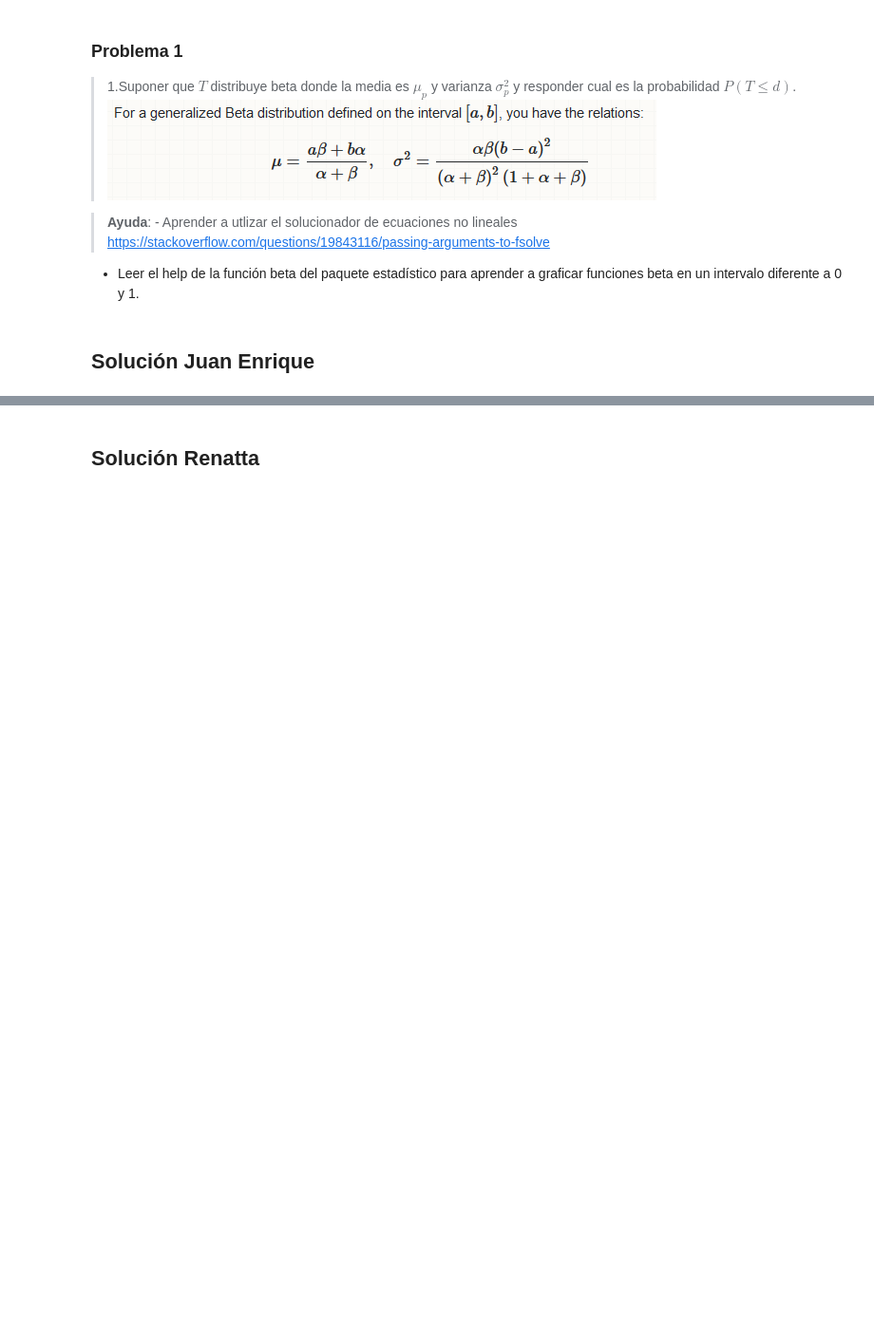
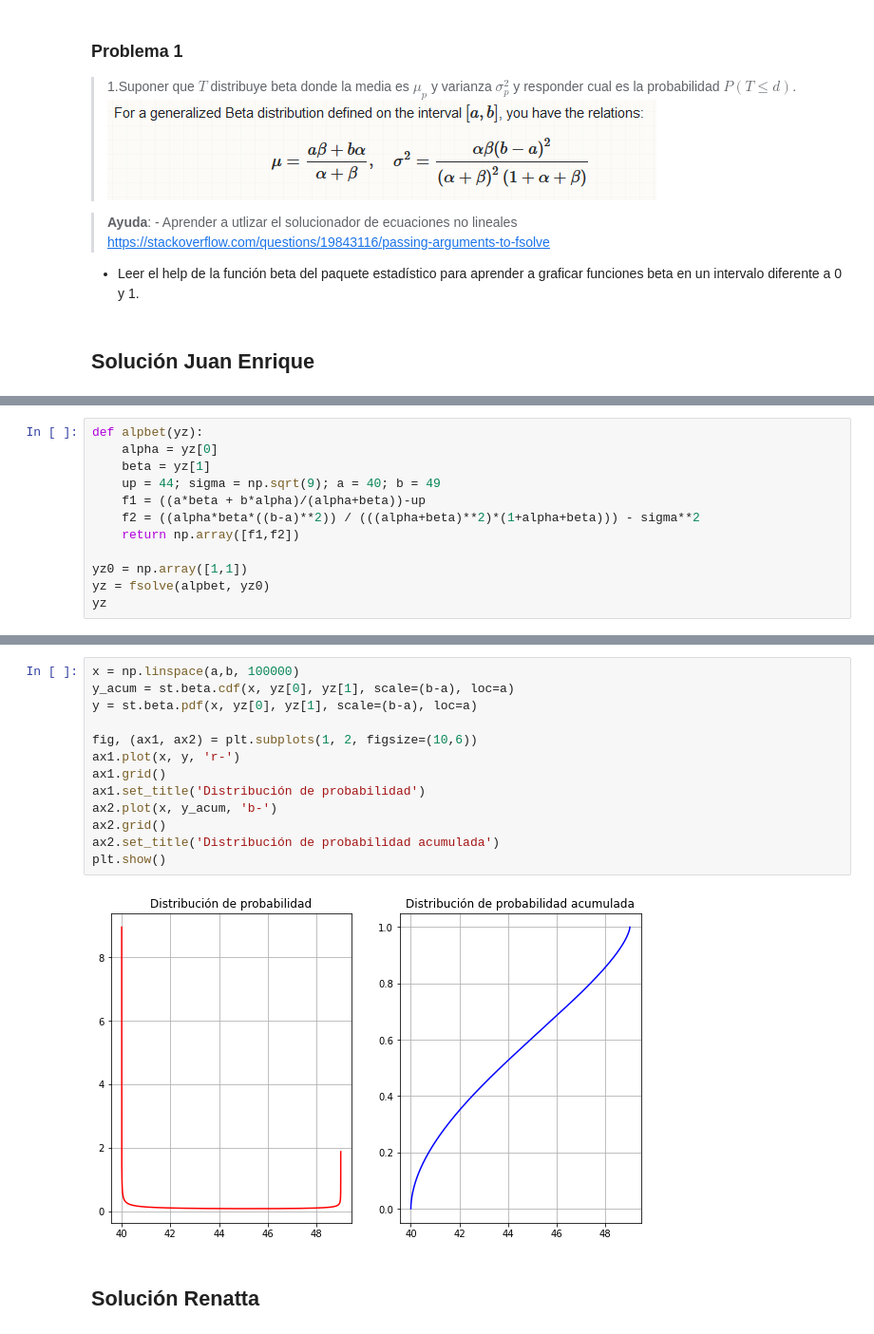
Before and after one commit to renattaGS/Tareas_simproc_aguirre_garcia, a Jupyter notebook: Tarea5_AguirreJ_GarciaR.ipynb, the cells around one changed output, grey strips where cells are left out. Shown: that part at 95% size. Drawn from its saved outputs; the diff is of its cells as text; blank space fills up the shorter version.

```diff
--- a/Tarea5_AguirreJ_GarciaR.ipynb
+++ b/Tarea5_AguirreJ_GarciaR.ipynb
@@ -25,0 +36,12 @@
+# %%
+def alpbet(yz):
+    alpha = yz[0]
+    beta = yz[1]
+    up = 44; sigma = np.sqrt(9); a = 40; b = 49
+    f1 = ((a*beta + b*alpha)/(alpha+beta))-up
+    f2 = ((alpha*beta*((b-a)**2)) / (((alpha+beta)**2)*(1+alpha+beta))) - sigma**2
+    return np.array([f1,f2])
+
+yz0 = np.array([1,1])
+yz = fsolve(alpbet, yz0)
+yz
@@ -26,3 +57,18 @@
+# %%
+x = np.linspace(a,b, 100000)
+y_acum = st.beta.cdf(x, yz[0], yz[1], scale=(b-a), loc=a)
+y = st.beta.pdf(x, yz[0], yz[1], scale=(b-a), loc=a)
+
+fig, (ax1, ax2) = plt.subplots(1, 2, figsize=(10,6))
+ax1.plot(x, y, 'r-')
+ax1.grid()
+ax1.set_title('Distribución de probabilidad')
+ax2.plot(x, y_acum, 'b-')
+ax2.grid()
+ax2.set_title('Distribución de probabilidad acumulada')
+plt.show()
+# %% [output]
+[figure, added]
 # %% [markdown]
 ## Solución Renatta
 # %%
```
Also changed, not shown: parts of 6 cells of this notebook.
